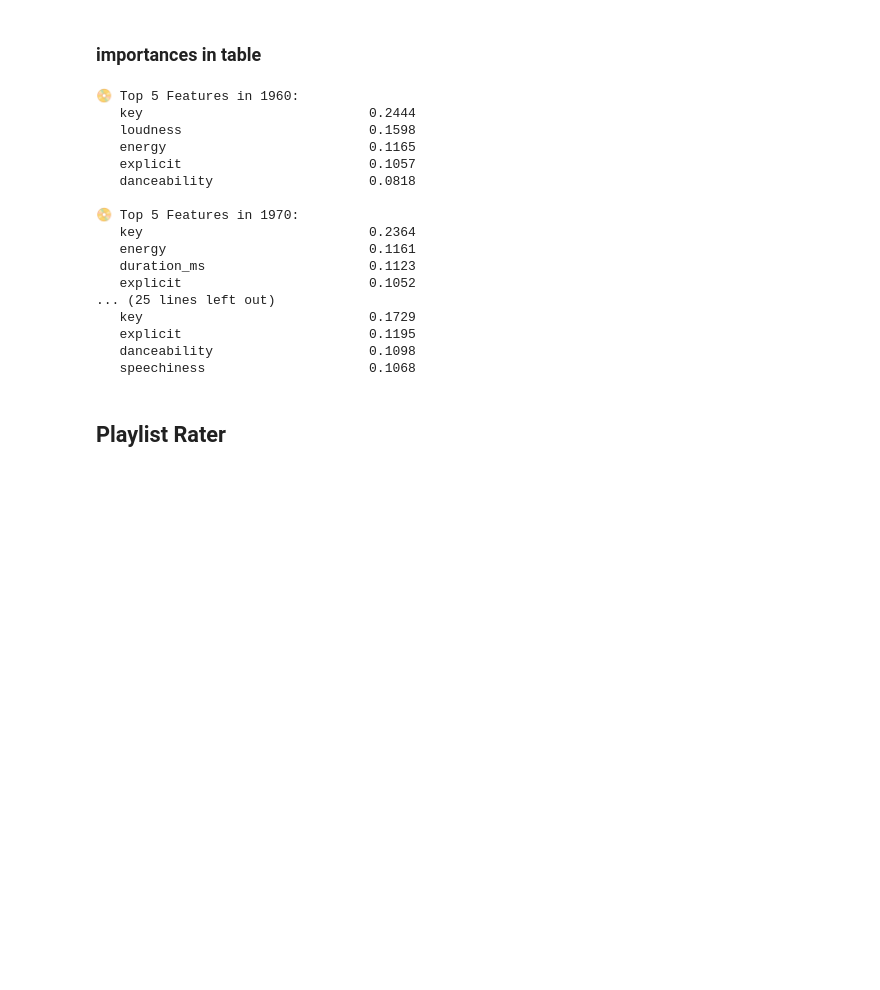
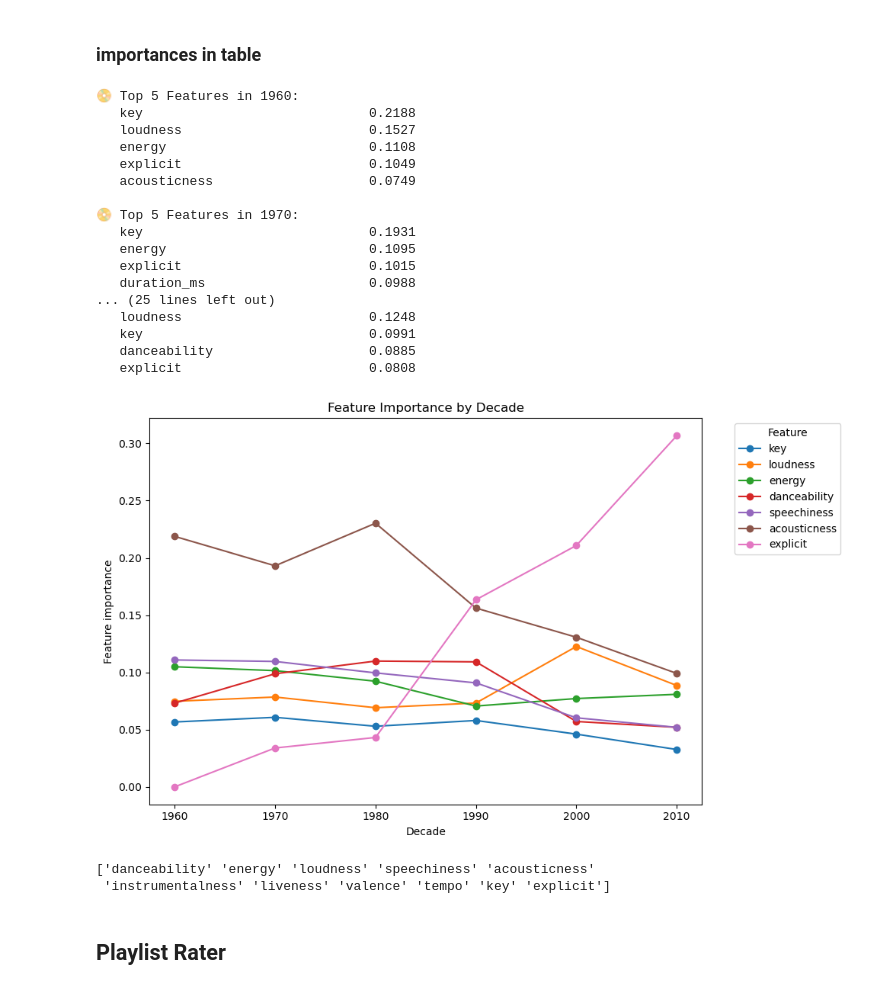
Before and after one commit to Jack-O-Wood/spotify-playlist-rater, a Jupyter notebook: Spotify Billboard ML Project.ipynb, the cells around one changed output. Drawn from its saved outputs; the diff is of its cells as text; code cells hidden in the pictures; blank space fills up the shorter version.

```diff
--- a/Spotify Billboard ML Project.ipynb
+++ b/Spotify Billboard ML Project.ipynb
@@ -1861,7 +1863,7 @@ decade_importances = {}
 audio_features = [
     'danceability', 'energy', 'loudness', 'speechiness',
     'acousticness', 'instrumentalness', 'liveness',
-    'valence', 'tempo'
+    'valence', 'tempo', 'key', 'explicit'
 ]
 
 
@@ -1909,22 +1911,66 @@ for decade, model in decade_models.items():
         print(f"   {feature:30s}  {score:.4f}")
 # %% [output]
 📀 Top 5 Features in 1960:
-   key                             0.2444
-   loudness                        0.1598
-   energy                          0.1165
-   explicit                        0.1057
-   danceability                    0.0818
+   key                             0.2188
+   loudness                        0.1527
+   energy                          0.1108
+   explicit                        0.1049
+   acousticness                    0.0749
 
 📀 Top 5 Features in 1970:
-   key                             0.2364
-   energy                          0.1161
-   duration_ms                     0.1123
-   explicit                        0.1052
+   key                             0.1931
+   energy                          0.1095
+   explicit                        0.1015
+   duration_ms                     0.0988
 ... (25 lines left out)
-   key                             0.1729
-   explicit                        0.1195
-   danceability                    0.1098
-   speechiness                     0.1068
+   loudness                        0.1248
+   key                             0.0991
+   danceability                    0.0885
+   explicit                        0.0808
+# %%
+
+# Pick a small set of recurring features you care about
+features_to_show = [
+    "key",
+    "loudness",
+    "energy",
+    "danceability",
+    "speechiness",
+    "acousticness",
+    "explicit"
+]
+
+importance_by_decade = {}
+
+for decade, model in decade_models.items():
+    # Use the actual feature names the model saw
+    cols = list(model.feature_names_in_)   # <- matches feature_importances_ length
+    s = pd.Series(model.feature_importances_, index=cols)
+
+    # Keep only the features we care about (others -> 0)
+    importance_by_decade[decade] = s.reindex(features_to_show).fillna(0)
+
+# Build DataFrame: rows = decades, columns = features
+imp_df = pd.DataFrame.from_dict(importance_by_decade, orient="index")
+
+# Ensure decades are in order
+imp_df = imp_df.sort_index()
+
+# ---- Grouped bar chart ----
+ax = imp_df.plot(marker = "o", figsize=(10, 6))
+ax.set_xlabel("Decade")
+ax.set_ylabel("Feature importance")
+ax.set_title("Feature Importance by Decade")
+ax.legend(title="Feature", bbox_to_anchor=(1.05, 1), loc="upper left")
+plt.tight_layout()
+plt.show()
+# %% [output]
+[figure, added]
+# %%
+print(model.feature_names_in_)
+# %% [output]
+['danceability' 'energy' 'loudness' 'speechiness' 'acousticness'
+ 'instrumentalness' 'liveness' 'valence' 'tempo' 'key' 'explicit']
 # %% [markdown]
 ## Playlist Rater
 # %%
```
Also changed, not shown: parts of 15 cells of this notebook.
